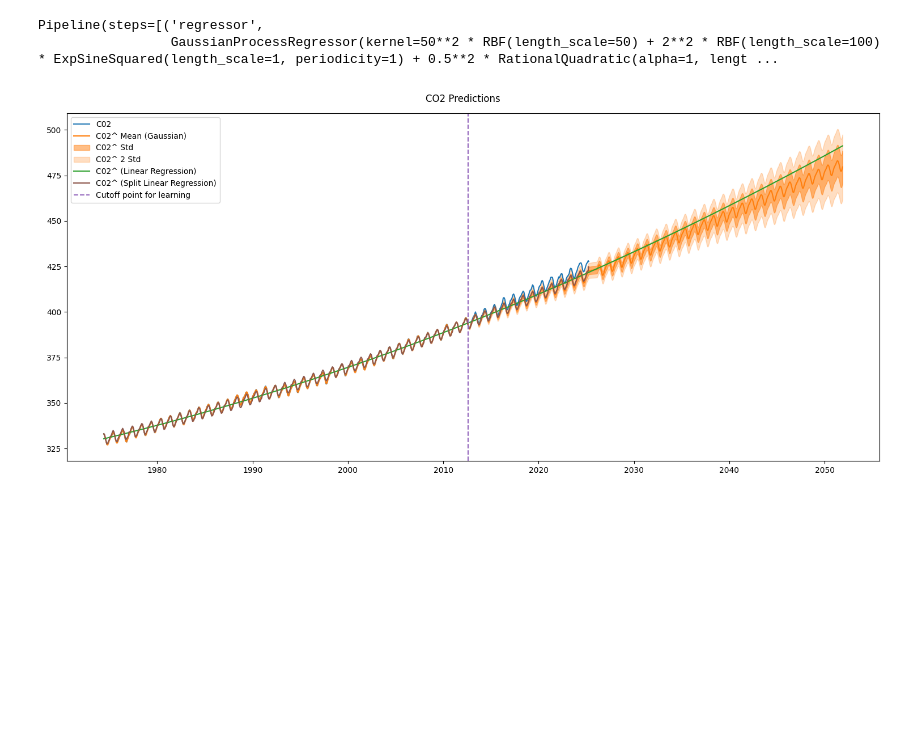
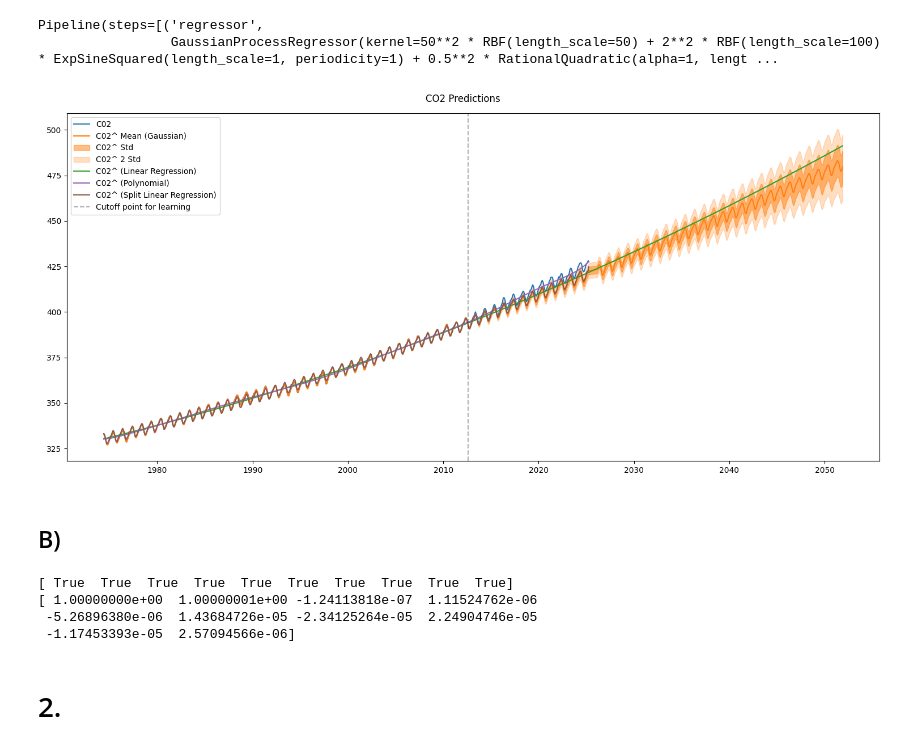
Before and after one commit to Gabriel-R-Parra/numerical-analysis-climate-report, a Jupyter notebook: project/CO2-MaunaLoa/least_squares.ipynb, the cells around one changed output. Cells and saved outputs as stored; diff of their text form; code cells hidden in the pictures; blank space fills up the shorter version.

```diff
--- a/project/CO2-MaunaLoa/least_squares.ipynb
+++ b/project/CO2-MaunaLoa/least_squares.ipynb
@@ -48,6 +52,8 @@ kernel = 50**2 * RBF(length_scale=50) + 2**2 * RBF(length_scale=100) * ExpSineSq
 gpp_model = Pipeline(steps=[
     ("regressor", GaussianProcessRegressor(normalize_y=False, kernel=kernel))
 ])
+
+polynomial = np.polynomial.polynomial.Polynomial.fit(x=features.to_numpy().flatten(), y=labels.to_numpy().flatten(), deg=10)
 # %%
 x_train, x_test, y_train, y_test = train_test_split(features, labels, shuffle=False)
 s_x_train, s_x_test, s_y_train, s_y_test = train_test_split(split_features, labels, shuffle=False)
@@ -106,25 +112,30 @@ split_features_combined = pd.concat([s_x_train, s_x_test], axis=0, ignore_index=
 linear_predictions = linear_model.predict(features_combined)
 split_linear_predictions = split_linear_model.predict(split_features_combined)
 gpp_means, gpp_stds = gpp_model.predict(features_combined, return_std=True)
+polynomial_predictions = polynomial(features_combined)
 
 linear_table = create_full_table(features_combined, labels_combined, linear_predictions)
 split_linear_table = create_full_table_split(split_features_combined, split_labels_combined, split_linear_predictions)
 gpp_table = create_full_table(features_combined, labels_combined, gpp_means, gpp_stds)
+polynomial_table = create_full_table(features_combined, labels_combined, polynomial_predictions)
 # %%
 %matplotlib widget
 # %%
 fig, ax = plt.subplots(1, 1, figsize=(15, 7), sharex=False, sharey=False)
 
 ax.plot(gpp_table["Exact"].iloc[:len(labels_combined)], gpp_table["C02"].iloc[:len(labels_combined)], c="tab:blue", label="C02")
 ax.plot(gpp_table["Exact"], gpp_table["C02^"], c="tab:orange", label="C02^ Mean (Gaussian)")
 ax.fill_between(gpp_table["Exact"], gpp_table["C02^"] - gpp_table["Std"], gpp_table["C02^"] + gpp_table["Std"], label="C02^ Std ", color="tab:orange", alpha=.5)
 ax.fill_between(gpp_table["Exact"], gpp_table["C02^"] - 2 * gpp_table["Std"], gpp_table["C02^"] + 2 * gpp_table["Std"], label="C02^ 2 Std ", color="tab:orange", alpha=.25)
 ax.plot(linear_table["Exact"], linear_table["C02^"], c="tab:green", label="C02^ (Linear Regression)")
+ax.plot(polynomial_table["Exact"].iloc[:len(labels_combined)], polynomial_table["C02^"].iloc[:len(labels_combined)], c="tab:purple", label="C02^ (Polynomial)")
 ax.plot(linear_table["Exact"].iloc[:len(labels_combined)], split_linear_table["C02^"], c="tab:brown", label="C02^ (Split Linear Regression)")
-ax.axvline(x=x_test["Exact"].iloc[0], color='tab:purple', linestyle='--', label="Cutoff point for learning")
+ax.axvline(x=x_test["Exact"].iloc[0], color='black', alpha=0.3, linestyle='--', label="Cutoff point for learning")
 ax.legend()
 
 fig.suptitle("CO2 Predictions")
 fig.tight_layout()
 # %% [output]
-[figure, old version]
+[figure, new version]
+# %% [markdown]
+## B)
@@ -130,0 +150,17 @@ fig.tight_layout()
+# %%
+# variables prefixed with "my_" are variables that use my implementation of creating the hilbert_matrix. My version ends up being equivalent to the scipy version (thankfully).
+n = 10
+H = hilbert(n)        # hilbert matrix of order n
+my_H = hilbert(n)
+y = H[:, 0] + H[:, 1] # linear combination of two columns in H
+x = np.linalg.solve(H, y)
+my_x = np.linalg.solve(my_H, y)
+print(x == my_x)
+print(my_x)
+# %% [output]
+[ True  True  True  True  True  True  True  True  True  True]
+[ 1.00000000e+00  1.00000001e+00 -1.24113818e-07  1.11524762e-06
+ -5.26896380e-06  1.43684726e-05 -2.34125264e-05  2.24904746e-05
+ -1.17453393e-05  2.57094566e-06]
+# %% [markdown]
+# 2.
```
Also changed, not shown: parts of 9 cells of this notebook.
